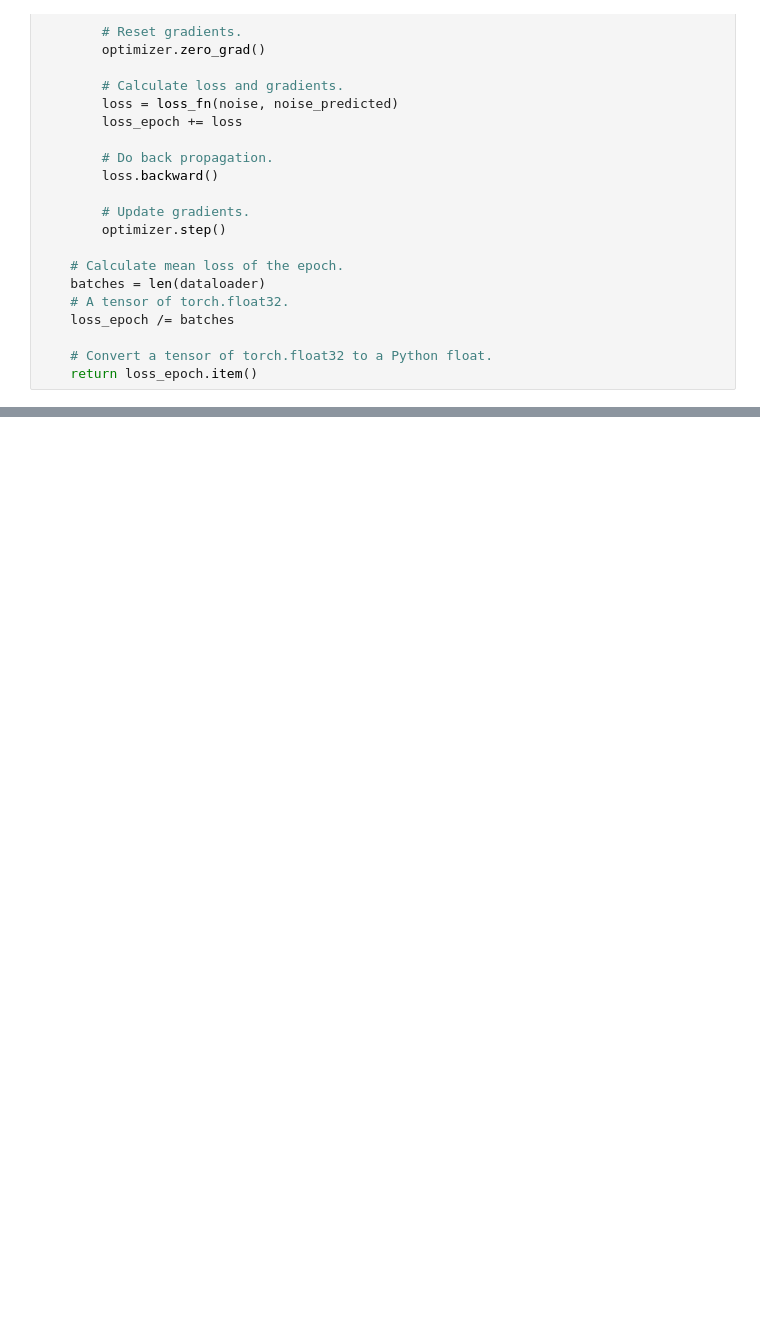
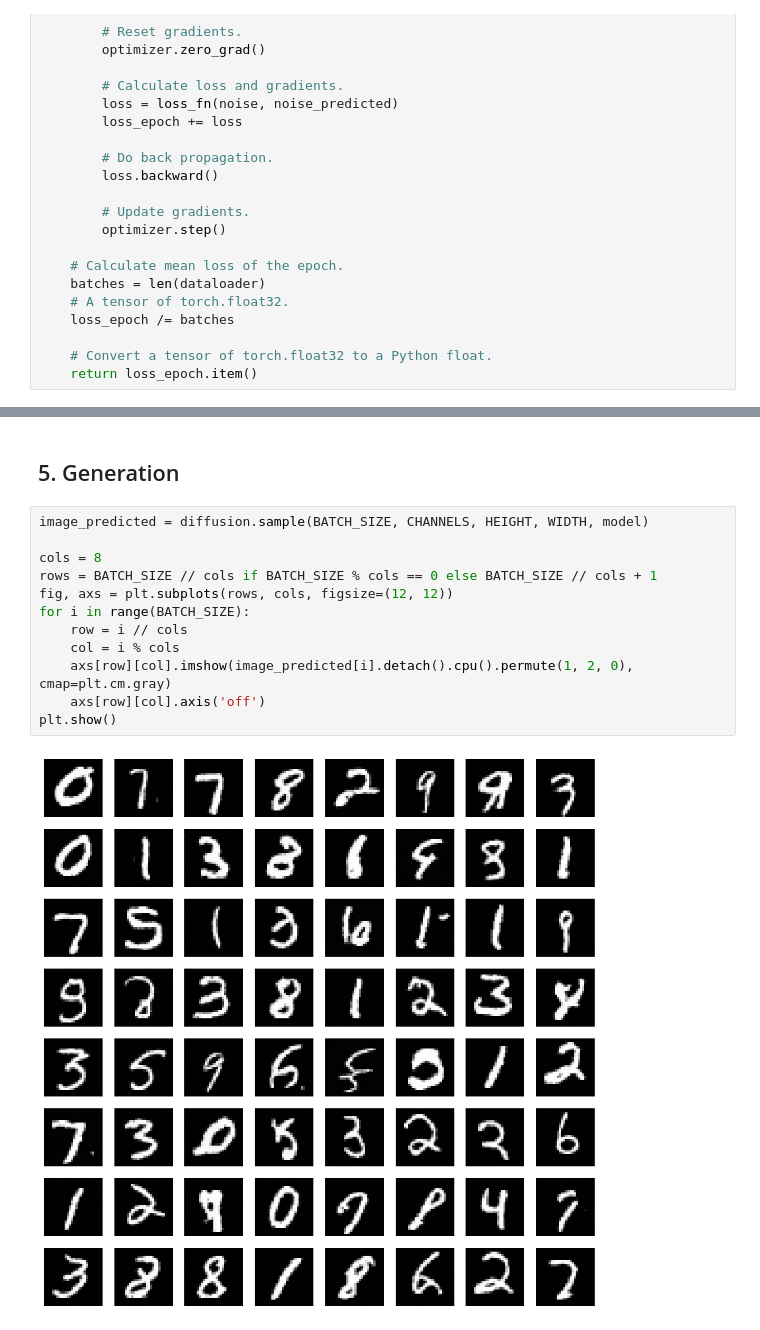
Before and after one commit to shuangxuetwelve/DDPM, a Jupyter notebook: MNIST.ipynb, the cells around one changed output, grey strips where cells are left out. Saved outputs shown, nothing was run; the diff lists cells and outputs as text; blank space fills up the shorter version.

Commit message:
Generate samples

```diff
--- a/MNIST.ipynb
+++ b/MNIST.ipynb
@@ -707,0 +889,16 @@ def trainOneEpoch(model, dataloader, loss_fn, optimizer, diffusion):
+# %% [markdown]
+## 5. Generation
+# %%
+image_predicted = diffusion.sample(BATCH_SIZE, CHANNELS, HEIGHT, WIDTH, model)
+
+cols = 8
+rows = BATCH_SIZE // cols if BATCH_SIZE % cols == 0 else BATCH_SIZE // cols + 1
+fig, axs = plt.subplots(rows, cols, figsize=(12, 12))
+for i in range(BATCH_SIZE):
+    row = i // cols
+    col = i % cols
+    axs[row][col].imshow(image_predicted[i].detach().cpu().permute(1, 2, 0), cmap=plt.cm.gray)
+    axs[row][col].axis('off')
+plt.show()
+# %% [output]
+[figure, added]
```
Also changed, not shown: parts of 10 cells of this notebook.
